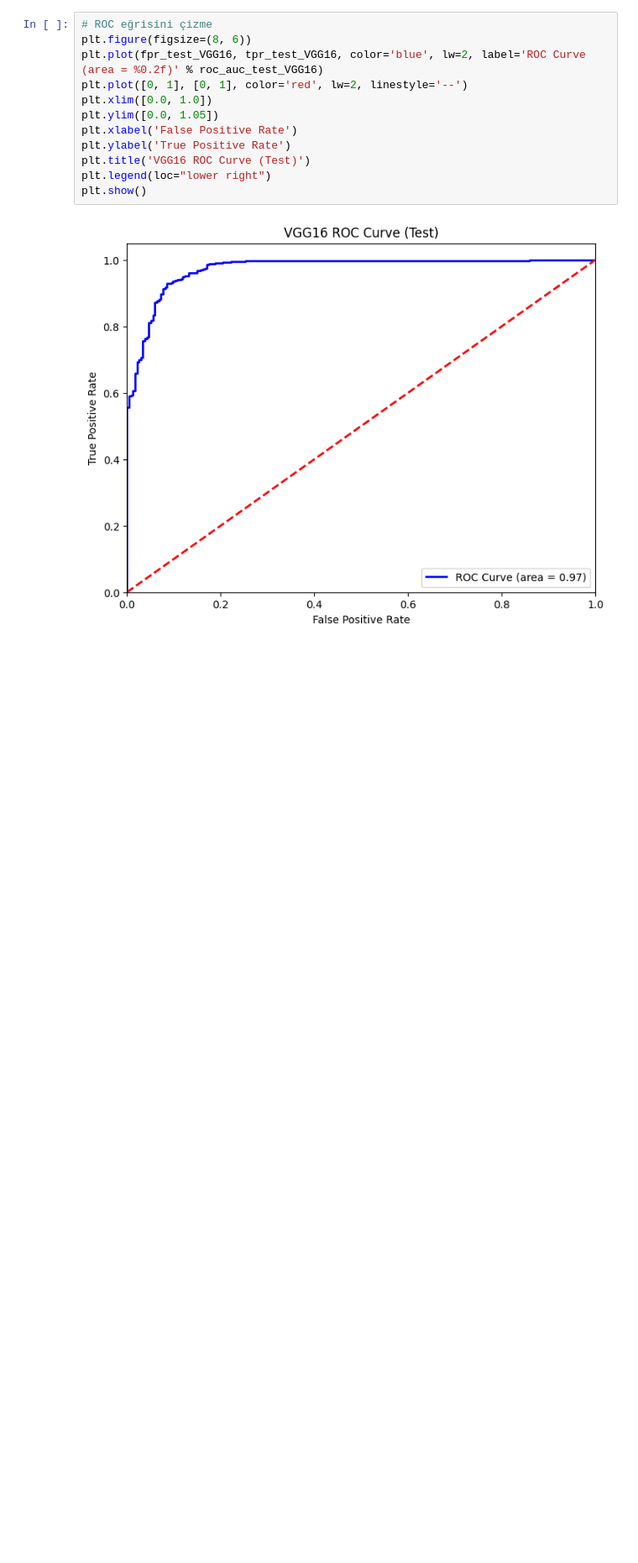
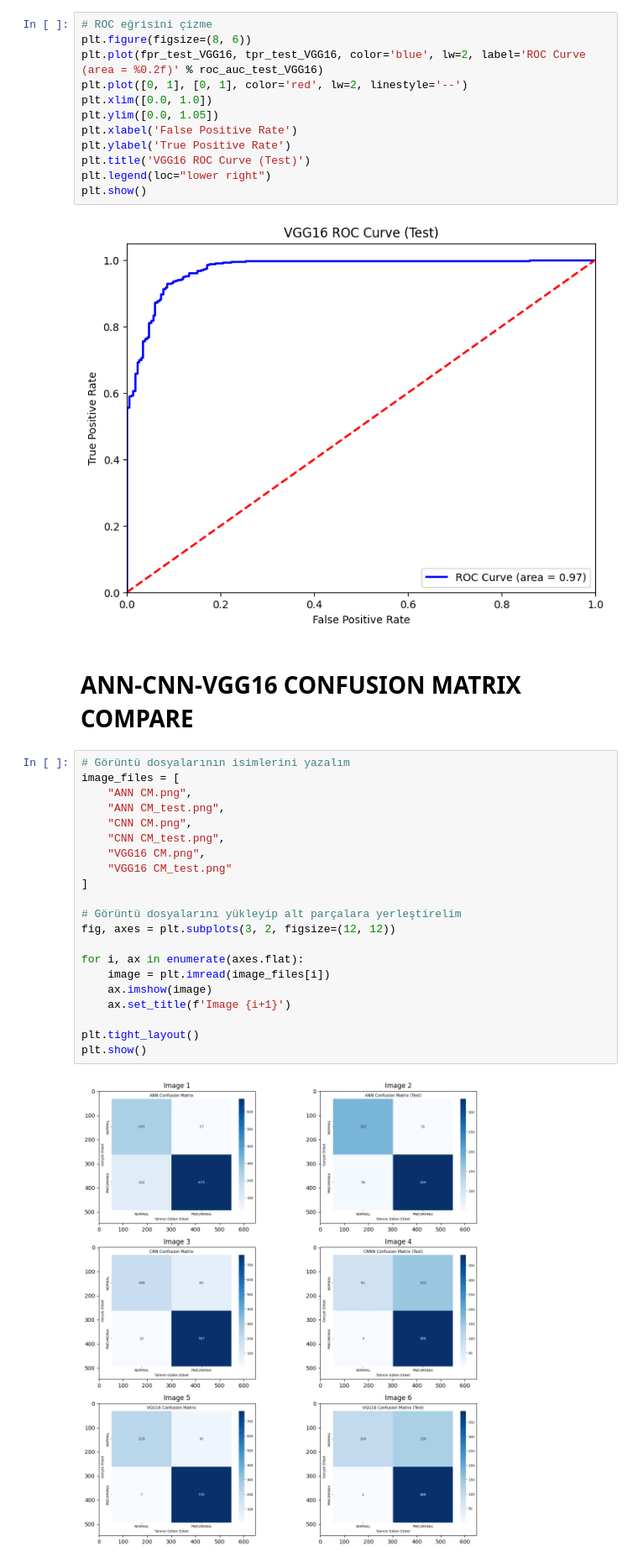
Before and after one commit to cuneytbayrak/chest_xray_pneumonia, a Jupyter notebook: chest_xray_ANN-CNN_2.ipynb, the cells around one changed output. Shown at 84% size. Saved outputs shown, nothing was run; the diff lists cells and outputs as text; blank space fills up the shorter version.

```diff
--- a/chest_xray_ANN-CNN_2.ipynb
+++ b/chest_xray_ANN-CNN_2.ipynb
@@ -830,3 +852,28 @@ plt.legend(loc="lower right")
 plt.show()
 # %% [output]
 [figure]
+# %% [markdown]
+# ANN-CNN-VGG16 CONFUSION MATRIX COMPARE
+# %%
+# Görüntü dosyalarının isimlerini yazalım
+image_files = [
+    "ANN CM.png",
+    "ANN CM_test.png",
+    "CNN CM.png",
+    "CNN CM_test.png",
+    "VGG16 CM.png",
+    "VGG16 CM_test.png"
+]
+
+# Görüntü dosyalarını yükleyip alt parçalara yerleştirelim
+fig, axes = plt.subplots(3, 2, figsize=(12, 12))
+
+for i, ax in enumerate(axes.flat):
+    image = plt.imread(image_files[i])
+    ax.imshow(image)
+    ax.set_title(f'Image {i+1}')
+
+plt.tight_layout()
+plt.show()
+# %% [output]
+[figure, added]
```
Also changed, not shown: parts of 4 cells of this notebook.
